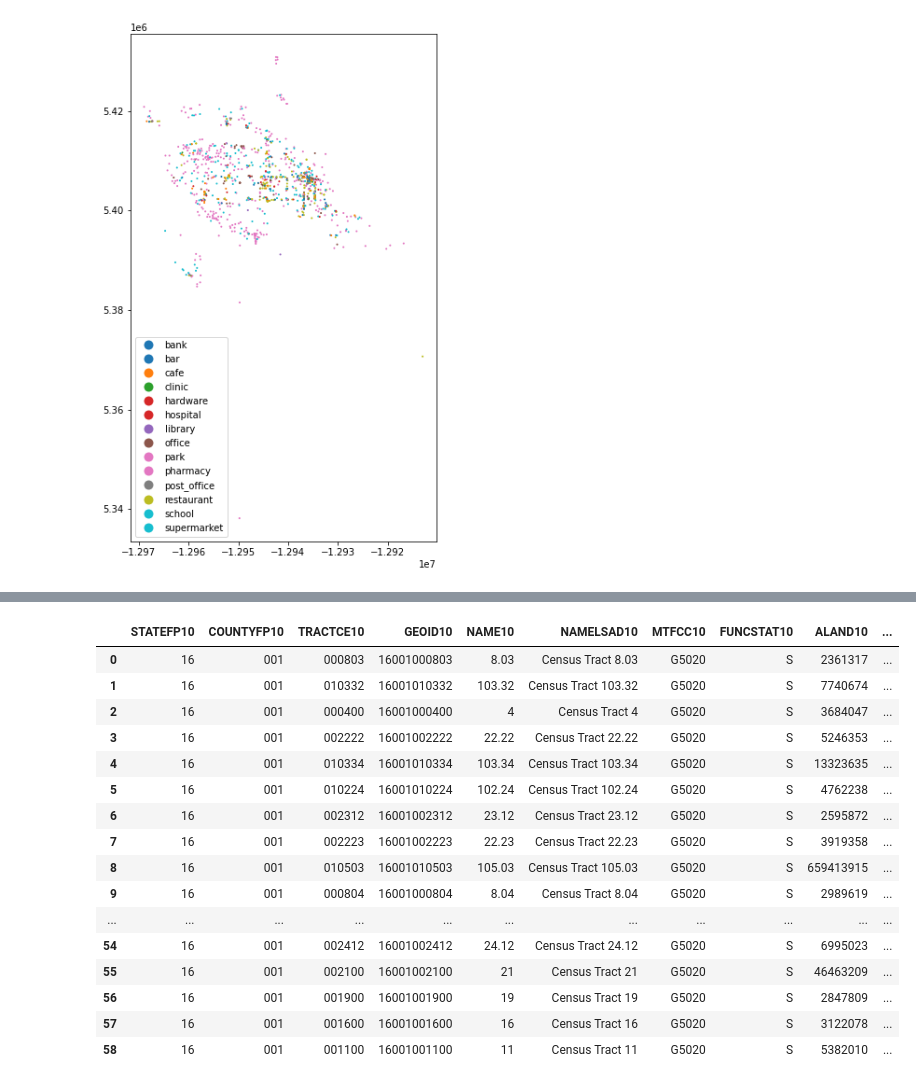
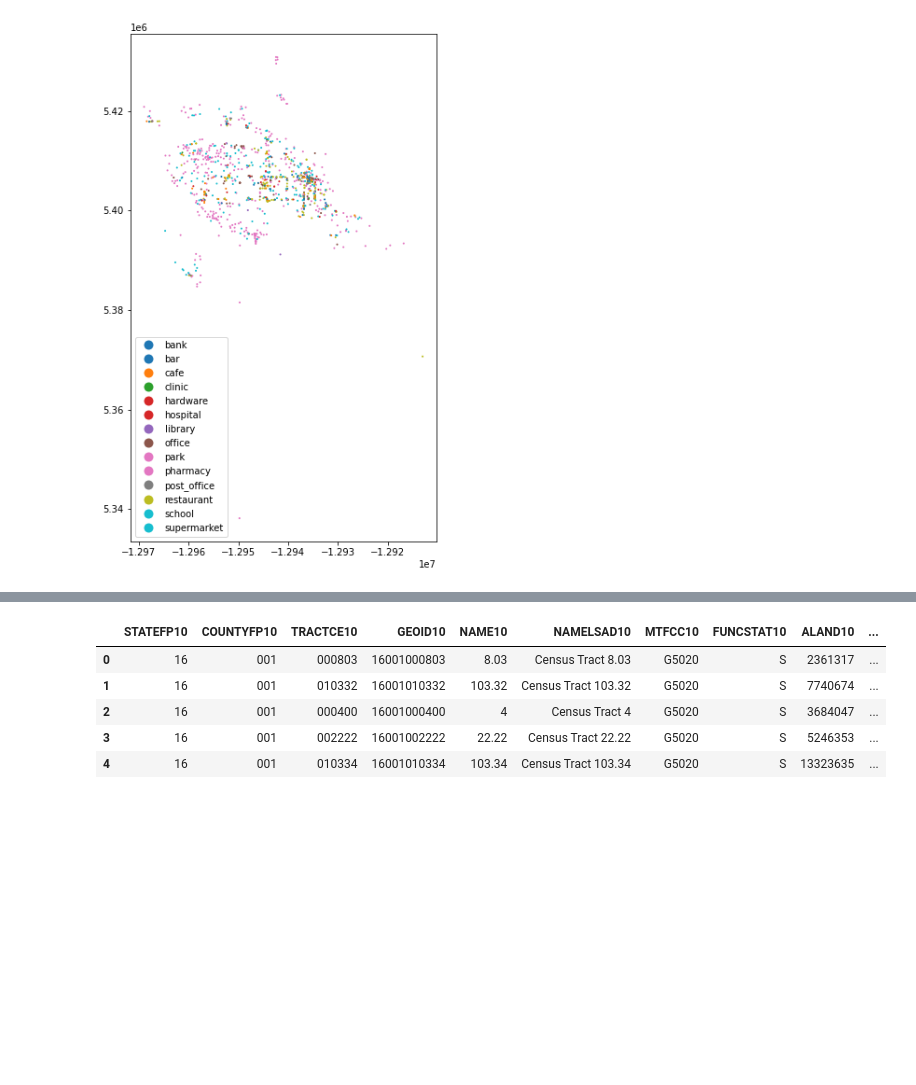
Before and after one commit to bcparker21/jane_jacobs_index, a Jupyter notebook: Jane Jacobs Index.ipynb, the cells around one changed output, grey strips where cells are left out. Cells and saved outputs as stored; diff of their text form; code cells hidden in the pictures; blank space fills up the shorter version.

```diff
--- a/Jane Jacobs Index.ipynb
+++ b/Jane Jacobs Index.ipynb
@@ -364,20 +368,9 @@ king_jji.plot(column='JJI',legend=True, figsize=(17,11))
 # %%
-ada_jji
+ada_jji.head()
 # %% [output]
 |  | STATEFP10 | COUNTYFP10 | TRACTCE10 | GEOID10 | NAME10 | NAMELSAD10 | MTFCC10 | FUNCSTAT10 | ALAND10 | ... |
 | 0 | 16 | 001 | 000803 | 16001000803 | 8.03 | Census Tract 8.03 | G5020 | S | 2361317 | ... |
 | 1 | 16 | 001 | 010332 | 16001010332 | 103.32 | Census Tract 103.32 | G5020 | S | 7740674 | ... |
 | 2 | 16 | 001 | 000400 | 16001000400 | 4 | Census Tract 4 | G5020 | S | 3684047 | ... |
 | 3 | 16 | 001 | 002222 | 16001002222 | 22.22 | Census Tract 22.22 | G5020 | S | 5246353 | ... |
 | 4 | 16 | 001 | 010334 | 16001010334 | 103.34 | Census Tract 103.34 | G5020 | S | 13323635 | ... |
-| 5 | 16 | 001 | 010224 | 16001010224 | 102.24 | Census Tract 102.24 | G5020 | S | 4762238 | ... |
-| 6 | 16 | 001 | 002312 | 16001002312 | 23.12 | Census Tract 23.12 | G5020 | S | 2595872 | ... |
-| 7 | 16 | 001 | 002223 | 16001002223 | 22.23 | Census Tract 22.23 | G5020 | S | 3919358 | ... |
-| 8 | 16 | 001 | 010503 | 16001010503 | 105.03 | Census Tract 105.03 | G5020 | S | 659413915 | ... |
-| 9 | 16 | 001 | 000804 | 16001000804 | 8.04 | Census Tract 8.04 | G5020 | S | 2989619 | ... |
-| ... | ... | ... | ... | ... | ... | ... | ... | ... | ... | ... |
-| 54 | 16 | 001 | 002412 | 16001002412 | 24.12 | Census Tract 24.12 | G5020 | S | 6995023 | ... |
-| 55 | 16 | 001 | 002100 | 16001002100 | 21 | Census Tract 21 | G5020 | S | 46463209 | ... |
-| 56 | 16 | 001 | 001900 | 16001001900 | 19 | Census Tract 19 | G5020 | S | 2847809 | ... |
-| 57 | 16 | 001 | 001600 | 16001001600 | 16 | Census Tract 16 | G5020 | S | 3122078 | ... |
-| 58 | 16 | 001 | 001100 | 16001001100 | 11 | Census Tract 11 | G5020 | S | 5382010 | ... |
```
Also changed, not shown: parts of 17 cells of this notebook, 12 other files.
